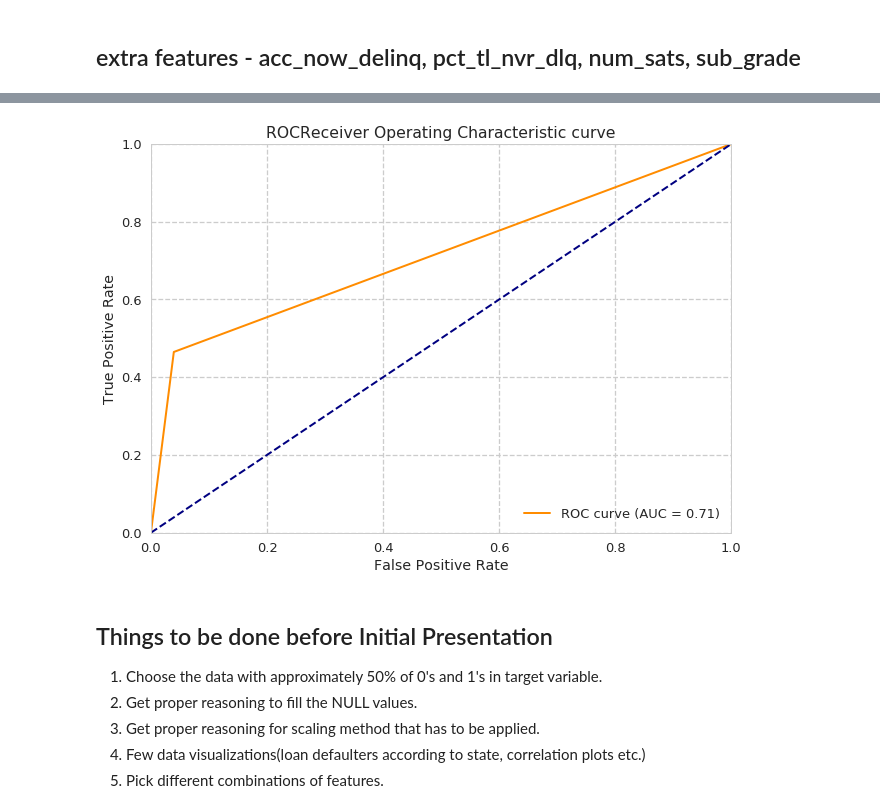
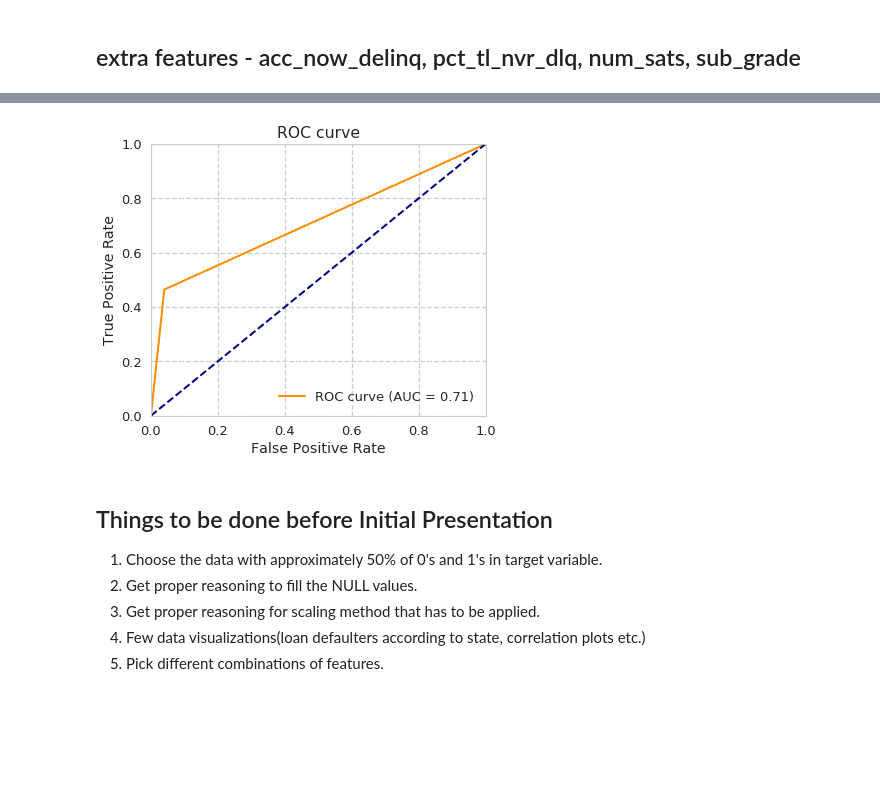
Before and after one commit to harishpuvvada/LoanDefault-Prediction, a Jupyter notebook: Loan Default Prediction.ipynb, the cells around one changed output, grey strips where cells are left out. Drawn from its saved outputs; the diff is of its cells as text; code cells hidden in the pictures; blank space fills up the shorter version.

Commit message:
roc curve for random forests using seaborn

```diff
--- a/Loan Default Prediction.ipynb
+++ b/Loan Default Prediction.ipynb
@@ -158,21 +149,21 @@ Successfully installed seaborn-0.8.1
 # %%
 import seaborn as sns
 sns.set('talk', 'whitegrid', 'dark', font_scale=1, font='Ricty',rc={"lines.linewidth": 2, 'grid.linestyle': '--'})
 fpr, tpr, _ = metrics.roc_curve(y_test,rfPredict)
 roc_auc = metrics.auc(fpr, tpr)
 lw = 2
-plt.figure()
+plt.figure(figsize=(6,5))
 plt.plot(fpr, tpr, color='darkorange',lw=lw, label='ROC curve (AUC = %0.2f)' % roc_auc)
 plt.plot([0, 1], [0, 1], color='navy', lw=lw, linestyle='--')
 plt.xlim([0.0, 1.0])
 plt.ylim([0.0, 1.0])
 plt.xlabel('False Positive Rate')
 plt.ylabel('True Positive Rate')
-plt.title('ROCReceiver Operating Characteristic curve')
+plt.title('ROC curve') #Receiver Operating Characteristic
 plt.legend(loc="lower right")
 plt.show()
 # %% [output]
-[figure, old version]
+[figure, new version]
 # %% [markdown]
 ## Things to be done before Initial Presentation
 
```
Also changed, not shown: parts of 5 cells of this notebook.
